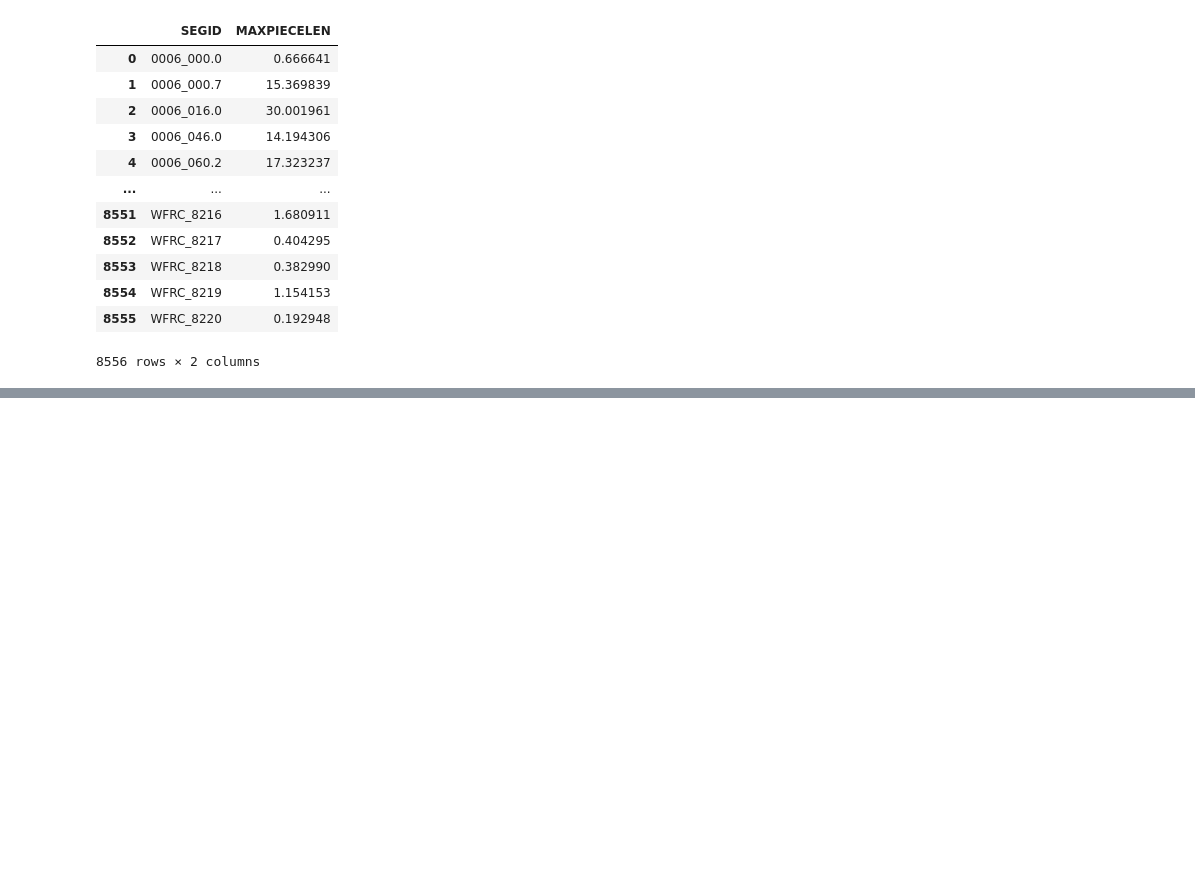
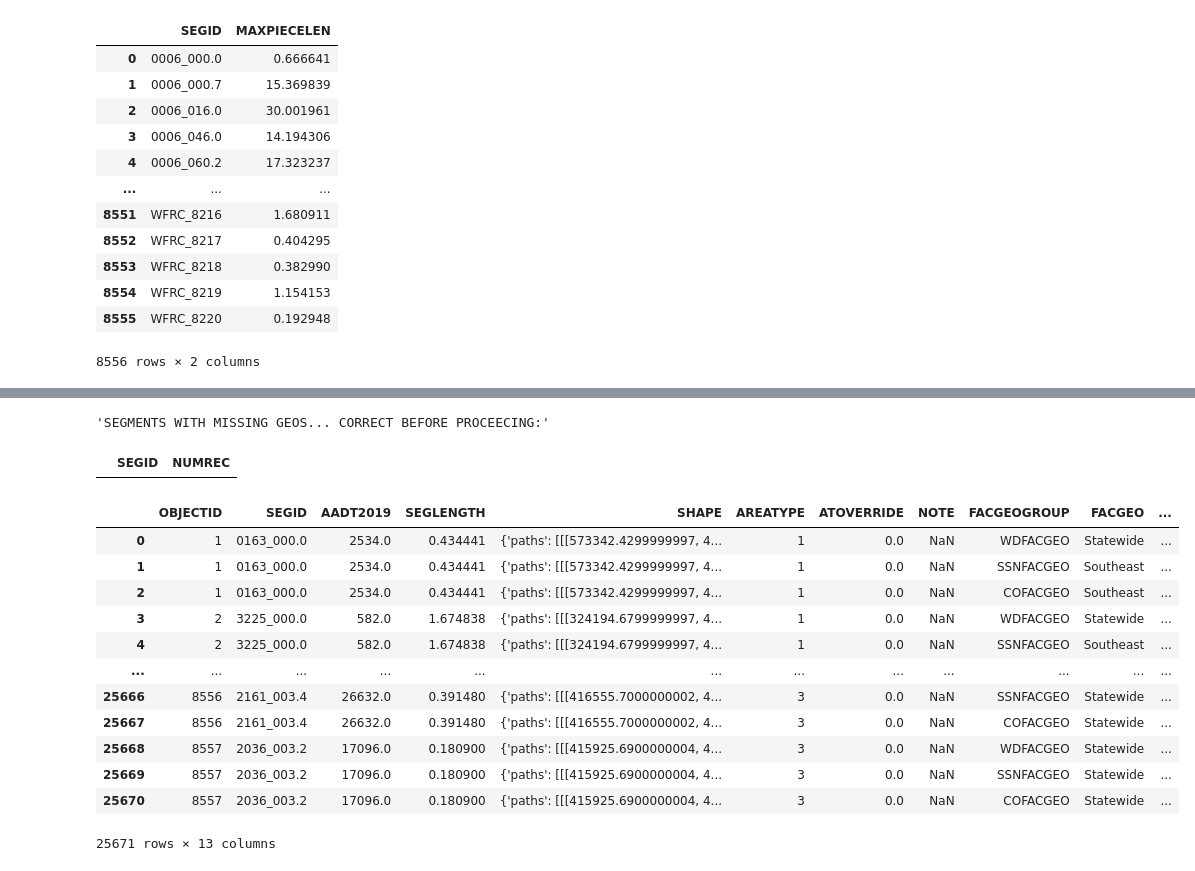
Before and after one commit to WFRCAnalytics/DATA-UDOT-Segment-Factors, a Jupyter notebook: 8_Prepare-Segments.ipynb, the cells around one changed output, grey strips where cells are left out. Cells and saved outputs as stored; diff of their text form; code cells hidden in the pictures; blank space fills up the shorter version.

```diff
--- a/8_Prepare-Segments.ipynb
+++ b/8_Prepare-Segments.ipynb
@@ -647,4 +738,0 @@ dfSegmentsGeographies_MaxLength
-# %%
-dfSegmentsGeo = pd.DataFrame.merge(sdfSegmentsGeographies,dfSegmentsGeographies_MaxLength,left_on=('SEGID','PIECELENGTH'),right_on=('SEGID','MAXPIECELEN'))
-dfSegmentsGeo = dfSegmentsGeo[['SEGID','DOWCANYON','SSNGRP']]
-dfSegmentsGeo
@@ -664,0 +769,6 @@ dfSegmentsGeo
+# %%
+# Dixie 5134 is in Arizona!!
+# need to manually set Area Type
+
+dfSegmentsAT.loc[len(dfSegmentsAT.index)] = ['Dixie_5134','1']
+dfSegmentsAT
@@ -664,0 +842,20 @@ dfSegmentsGeo
+# %%
+#add area type overrides
+
+#read csv
+prmAreaTypeOverridesSeg   = pd.read_csv(fnATOverride)
+
+#show any duplicates
+display("PLEASE REMOVE THESE DUPLICATES FROM " + fnATOverride + ":")
+dupes = prmAreaTypeOverridesSeg['SEGID'].duplicated()
+display(prmAreaTypeOverridesSeg['SEGID'][dupes])
+
+sdfSegmentsWithAADT_AT_wOverride = pd.DataFrame.merge(sdfSegmentsWithAADT_AT,prmAreaTypeOverridesSeg,on='SEGID',how='left')
+
+#update Area Type for records that have Area Type Override value
+sdfSegmentsWithAADT_AT_wOverride.loc[(-sdfSegmentsWithAADT_AT_wOverride['ATOVERRIDE'].isna()),'AREATYPE'] = sdfSegmentsWithAADT_AT_wOverride['ATOVERRIDE']
+#display(sdfSegmentsWithAADT_AT_wOverride[-sdfSegmentsWithAADT_AT_wOverride['ATOVERRIDE'].isna()])
+
+#change override column to flag
+sdfSegmentsWithAADT_AT_wOverride.loc[(-sdfSegmentsWithAADT_AT_wOverride['ATOVERRIDE'].isna()),'ATOVERRIDE'] = 1
+len(sdfSegmentsWithAADT_AT_wOverride.index)
@@ -664,0 +1122,36 @@ dfSegmentsGeo
+# %%
+# Check if each segment has the right number of FACGEOs
+
+dfSegmentsGeo_Combined_count = dfSegmentsGeo_Combined.groupby(['SEGID'],as_index=False).agg(NUMREC=('FACGEO','size'))
+dfSegmentsGeo_Combined_missinggeo = dfSegmentsGeo_Combined_count[dfSegmentsGeo_Combined_count['NUMREC']!=len(lGeoFieldNames)]
+display("SEGMENTS WITH MISSING GEOS... CORRECT BEFORE PROCEECING:")
+display(dfSegmentsGeo_Combined_missinggeo)
+# %% [output]
+'SEGMENTS WITH MISSING GEOS... CORRECT BEFORE PROCEECING:'
+|  | SEGID | NUMREC |
+# %%
+#change list to dataframe
+dfGeoFieldNames = pd.DataFrame(lGeoFieldNames,columns=['FACGEOGROUP'])
+
+#cross join, creating records for each geo field name
+sdfSegmentsAADT_AT_FacGeo = pd.DataFrame.merge(sdfSegmentsWithAADT_AT_wOverride,dfGeoFieldNames,how='cross')
+
+sdfSegAADTATGeo = pd.DataFrame.merge(sdfSegmentsAADT_AT_FacGeo,dfSegmentsGeo_Combined,on=('SEGID','FACGEOGROUP'),how='outer')
+sdfSegAADTATGeoFTGroup = pd.DataFrame.merge(sdfSegAADTATGeo,dfAllSegFTGroup,on='SEGID')
+sdfSegAADTATGeoFTGroup['ROUTE'] =  sdfSegAADTATGeoFTGroup['SEGID'].str.split('_').str[0] #get all before first underscore
+sdfSegAADTATGeoFTGroup['MP'   ] =  sdfSegAADTATGeoFTGroup['SEGID'].str.split('_').str[1].astype(float) #get all after first underscore
+sdfSegAADTATGeoFTGroup
+# %% [output]
+|  | OBJECTID | SEGID | AADT2019 | SEGLENGTH | SHAPE | AREATYPE | ATOVERRIDE | NOTE | FACGEOGROUP | FACGEO | ... |
+| 0 | 1 | 0163_000.0 | 2534.0 | 0.434441 | {'paths': [[[573342.4299999997, 4... | 1 | 0.0 | NaN | WDFACGEO | Statewide | ... |
+| 1 | 1 | 0163_000.0 | 2534.0 | 0.434441 | {'paths': [[[573342.4299999997, 4... | 1 | 0.0 | NaN | SSNFACGEO | Southeast | ... |
+| 2 | 1 | 0163_000.0 | 2534.0 | 0.434441 | {'paths': [[[573342.4299999997, 4... | 1 | 0.0 | NaN | COFACGEO | Southeast | ... |
+| 3 | 2 | 3225_000.0 | 582.0 | 1.674838 | {'paths': [[[324194.6799999997, 4... | 1 | 0.0 | NaN | WDFACGEO | Statewide | ... |
+| 4 | 2 | 3225_000.0 | 582.0 | 1.674838 | {'paths': [[[324194.6799999997, 4... | 1 | 0.0 | NaN | SSNFACGEO | Southeast | ... |
+| ... | ... | ... | ... | ... | ... | ... | ... | ... | ... | ... | ... |
+| 25666 | 8556 | 2161_003.4 | 26632.0 | 0.391480 | {'paths': [[[416555.7000000002, 4... | 3 | 0.0 | NaN | SSNFACGEO | Statewide | ... |
+| 25667 | 8556 | 2161_003.4 | 26632.0 | 0.391480 | {'paths': [[[416555.7000000002, 4... | 3 | 0.0 | NaN | COFACGEO | Statewide | ... |
+| 25668 | 8557 | 2036_003.2 | 17096.0 | 0.180900 | {'paths': [[[415925.6900000004, 4... | 3 | 0.0 | NaN | WDFACGEO | Statewide | ... |
+| 25669 | 8557 | 2036_003.2 | 17096.0 | 0.180900 | {'paths': [[[415925.6900000004, 4... | 3 | 0.0 | NaN | SSNFACGEO | Statewide | ... |
+| 25670 | 8557 | 2036_003.2 | 17096.0 | 0.180900 | {'paths': [[[415925.6900000004, 4... | 3 | 0.0 | NaN | COFACGEO | Statewide | ... |
+25671 rows × 13 columns
```
Also changed, not shown: parts of 70 cells of this notebook, 55 other files.
